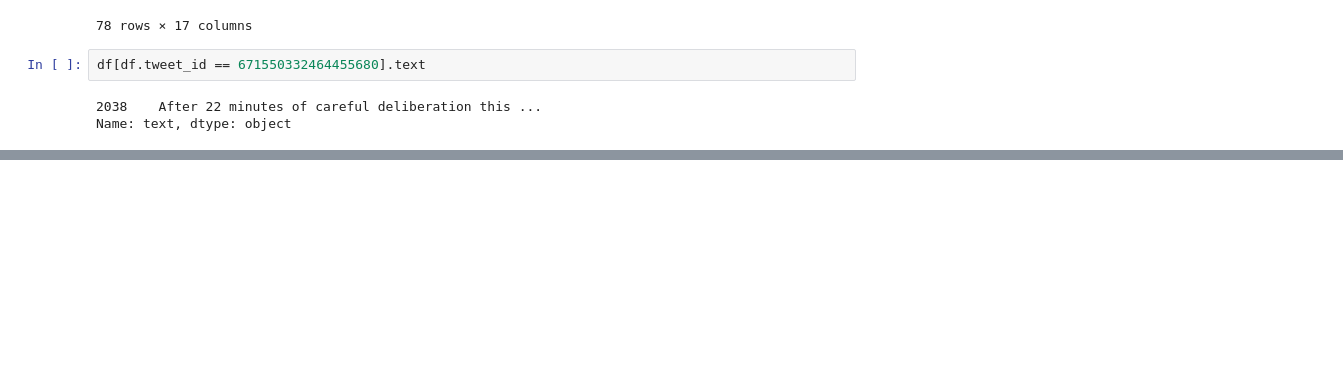
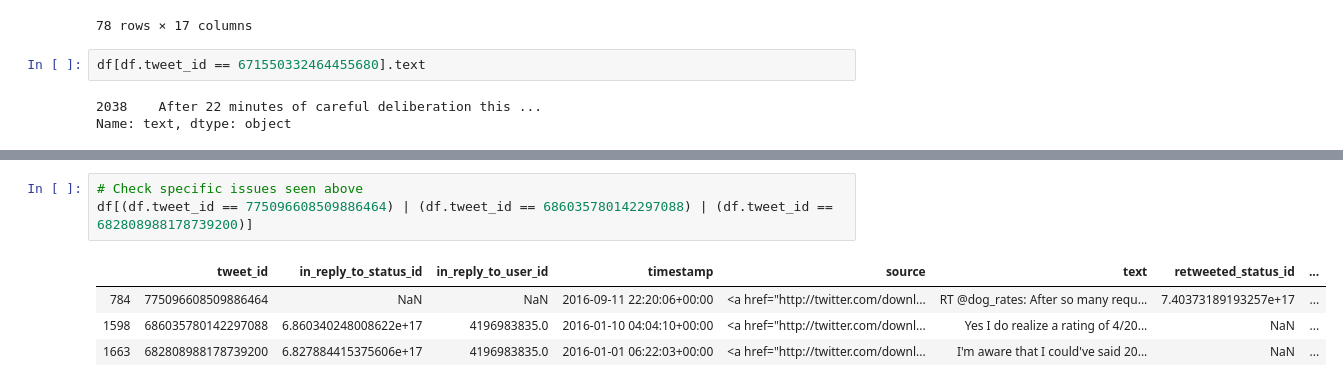
Before and after one commit to loeakaodas/dand_wrangle_and_analyze_data, a Jupyter notebook: wrangle_act.ipynb, the cells around one changed output, grey strips where cells are left out. Saved outputs shown, nothing was run; the diff lists cells and outputs as text; blank space fills up the shorter version.

```diff
--- a/wrangle_act.ipynb
+++ b/wrangle_act.ipynb
@@ -199,0 +292,8 @@ Name: text, dtype: object
+# %%
+# Check specific issues seen above
+df[(df.tweet_id == 775096608509886464) | (df.tweet_id == 686035780142297088) | (df.tweet_id == 682808988178739200)]
+# %% [output]
+|  | tweet_id | in_reply_to_status_id | in_reply_to_user_id | timestamp | source | text | retweeted_status_id | ... |
+| 784 | 775096608509886464 | NaN | NaN | 2016-09-11 22:20:06+00:00 | <a href="http://twitter.com/downl... | RT @dog_rates: After so many requ... | 7.40373189193257e+17 | ... |
+| 1598 | 686035780142297088 | 6.860340248008622e+17 | 4196983835.0 | 2016-01-10 04:04:10+00:00 | <a href="http://twitter.com/downl... | Yes I do realize a rating of 4/20... | NaN | ... |
+| 1663 | 682808988178739200 | 6.827884415375606e+17 | 4196983835.0 | 2016-01-01 06:22:03+00:00 | <a href="http://twitter.com/downl... | I'm aware that I could've said 20... | NaN | ... |
```
Also changed, not shown: parts of 24 cells of this notebook.
